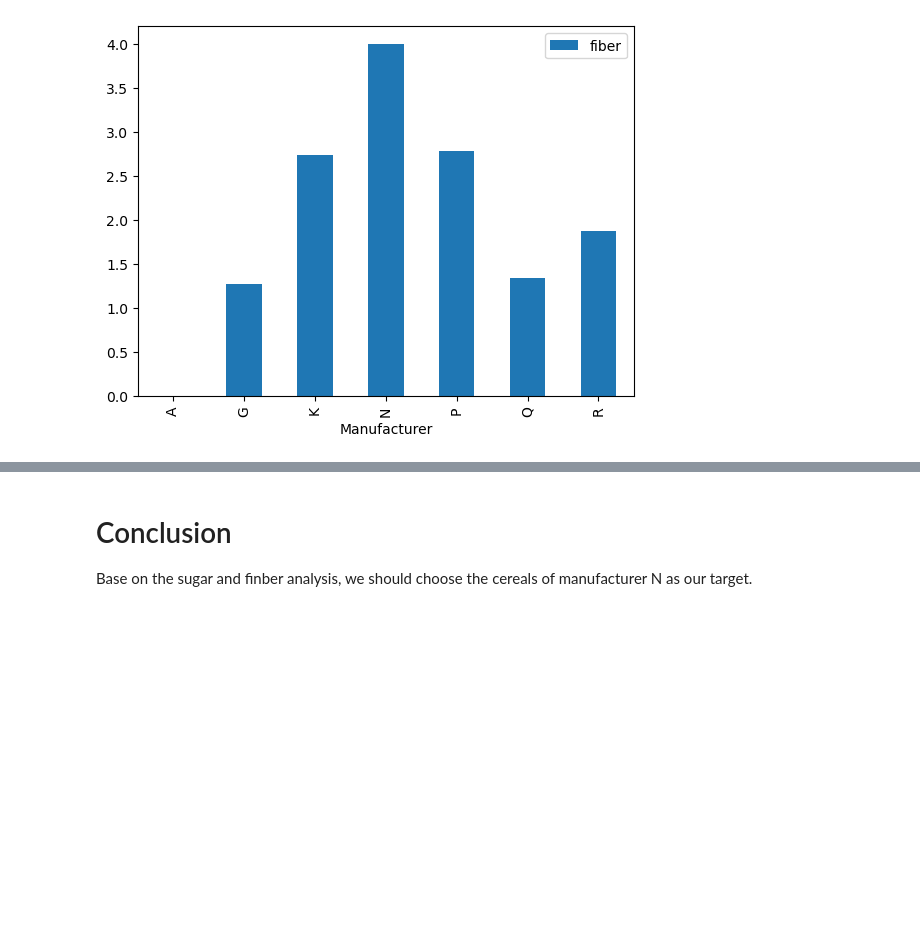
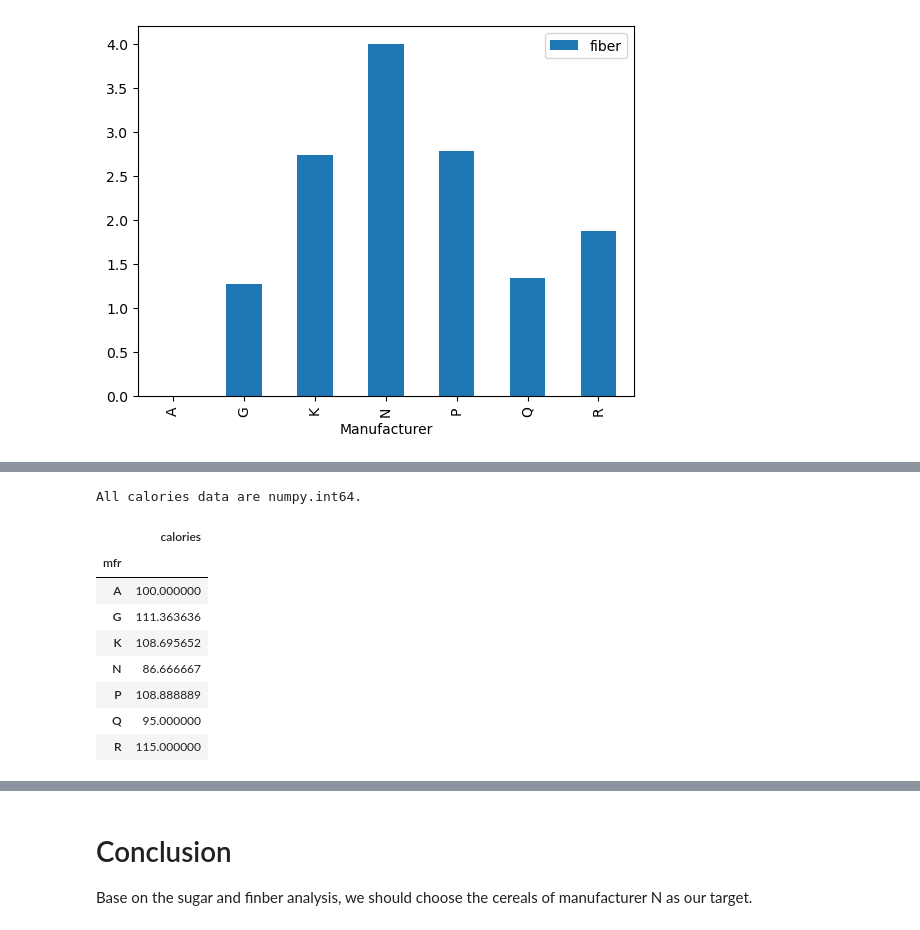
Before and after one commit to seanwhitee/nutrition-data-analysis, a Jupyter notebook: nutrition-data-analysis.ipynb, the cells around one changed output, grey strips where cells are left out. Saved outputs shown, nothing was run; the diff lists cells and outputs as text; code cells hidden in the pictures; blank space fills up the shorter version.

```diff
--- a/nutrition-data-analysis.ipynb
+++ b/nutrition-data-analysis.ipynb
@@ -161,0 +178,25 @@ df.plot(kind='bar', xlabel='Manufacturer')
+# %%
+flag = 1
+for i in range(len(cereal_df)):
+    if not isinstance(cereal_df.loc[:, "calories"][i], np.int64):
+        flag = 0
+        print(type(cereal_df.loc[:, "calories"][i]))
+        break
+
+if flag:
+    print("All calories data are numpy.int64.")
+# %% [output]
+All calories data are numpy.int64.
+# %%
+df = cereal_df.groupby(by = ["mfr"]).agg({"calories" : np.mean})
+df
+# %% [output]
+|  | calories |
+| mfr |  |
+| A | 100.000000 |
+| G | 111.363636 |
+| K | 108.695652 |
+| N | 86.666667 |
+| P | 108.888889 |
+| Q | 95.000000 |
+| R | 115.000000 |
```
Also changed, not shown: parts of 9 cells of this notebook, 1 other file.
